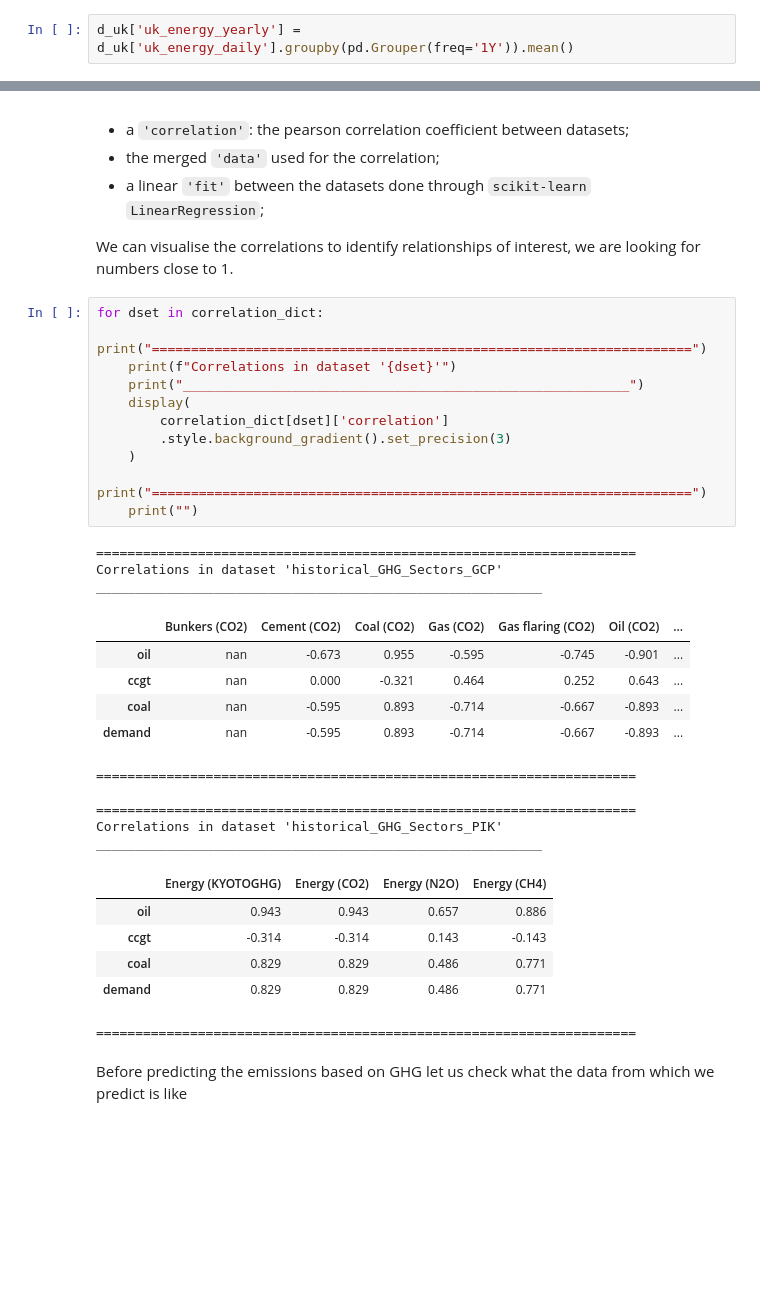
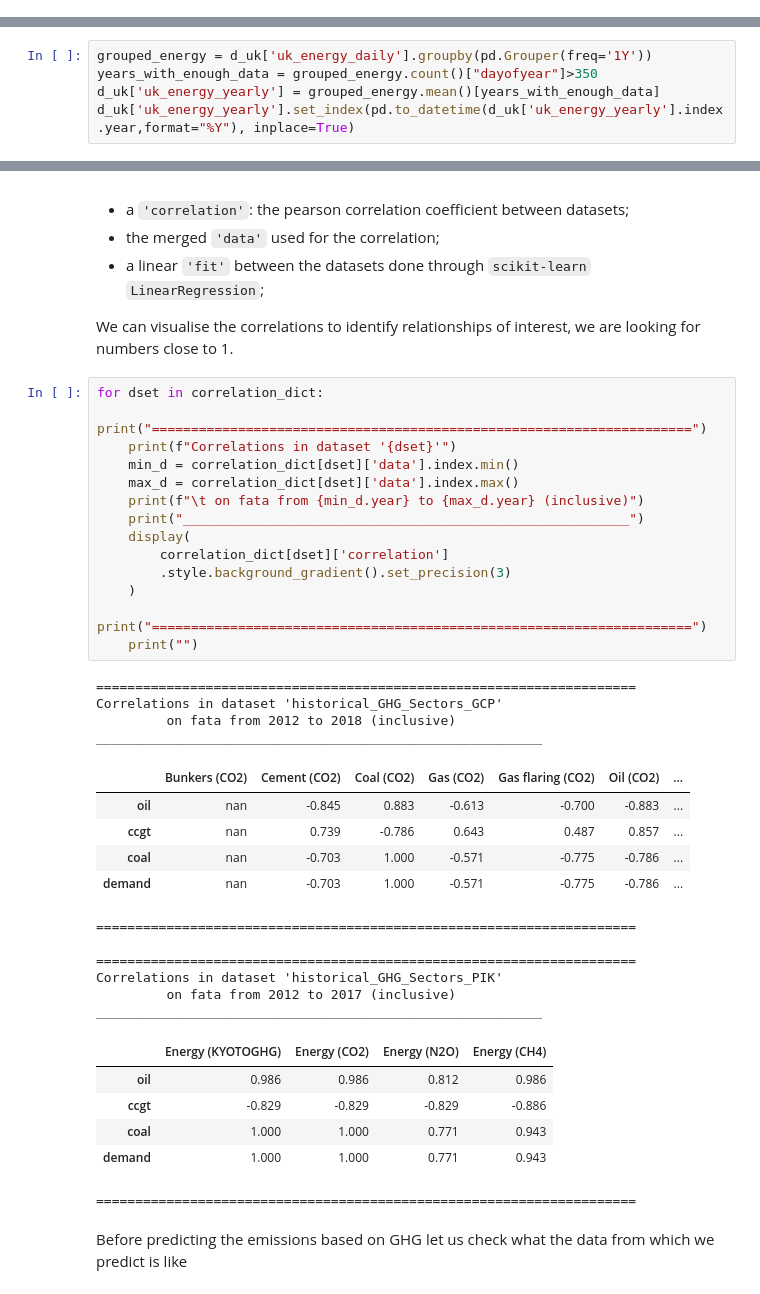
Before and after one commit to BristolFluFighters/BristolFluFighters_NERCHackathonTwo_Recovery, a Jupyter notebook: correlate.ipynb, the cells around one changed output, grey strips where cells are left out. Drawn from its saved outputs; the diff is of its cells as text; blank space fills up the shorter version.

```diff
--- a/correlate.ipynb
+++ b/correlate.ipynb
@@ -35,2 +26,0 @@ Success: uk_energy_daily
-# %%
-d_uk['uk_energy_yearly'] = d_uk['uk_energy_daily'].groupby(pd.Grouper(freq='1Y')).mean()
@@ -37,3 +29,8 @@ d_uk['uk_energy_yearly'] = d_uk['uk_energy_daily'].groupby(pd.Grouper(freq='1Y')
+# %%
+grouped_energy = d_uk['uk_energy_daily'].groupby(pd.Grouper(freq='1Y'))
+years_with_enough_data = grouped_energy.count()["dayofyear"]>350
+d_uk['uk_energy_yearly'] = grouped_energy.mean()[years_with_enough_data]
+d_uk['uk_energy_yearly'].set_index(pd.to_datetime(d_uk['uk_energy_yearly'].index.year,format="%Y"), inplace=True)
 # %% [markdown]
 ## Correlating datasets
 
@@ -82,33 +79,38 @@ We can visualise the correlations to identify relationships of interest, we are
 # %%
 for dset in correlation_dict:
     print("=====================================================================")
     print(f"Correlations in dataset '{dset}'")
+    min_d = correlation_dict[dset]['data'].index.min()
+    max_d = correlation_dict[dset]['data'].index.max()
+    print(f"\t on fata from {min_d.year} to {max_d.year} (inclusive)")
     print("_________________________________________________________")
     display(
         correlation_dict[dset]['correlation']
         .style.background_gradient().set_precision(3)
     )
     print("=====================================================================")
     print("")
 # %% [output]
 =====================================================================
 Correlations in dataset 'historical_GHG_Sectors_GCP'
+         on fata from 2012 to 2018 (inclusive)
 _________________________________________________________
 |  | Bunkers (CO2) | Cement (CO2) | Coal (CO2) | Gas (CO2) | Gas flaring (CO2) | Oil (CO2) | ... |
-| oil | nan | -0.673 | 0.955 | -0.595 | -0.745 | -0.901 | ... |
-| ccgt | nan | 0.000 | -0.321 | 0.464 | 0.252 | 0.643 | ... |
-| coal | nan | -0.595 | 0.893 | -0.714 | -0.667 | -0.893 | ... |
-| demand | nan | -0.595 | 0.893 | -0.714 | -0.667 | -0.893 | ... |
+| oil | nan | -0.845 | 0.883 | -0.613 | -0.700 | -0.883 | ... |
+| ccgt | nan | 0.739 | -0.786 | 0.643 | 0.487 | 0.857 | ... |
+| coal | nan | -0.703 | 1.000 | -0.571 | -0.775 | -0.786 | ... |
+| demand | nan | -0.703 | 1.000 | -0.571 | -0.775 | -0.786 | ... |
 =====================================================================
 
 =====================================================================
 Correlations in dataset 'historical_GHG_Sectors_PIK'
+         on fata from 2012 to 2017 (inclusive)
 _________________________________________________________
 |  | Energy (KYOTOGHG) | Energy (CO2) | Energy (N2O) | Energy (CH4) |
-| oil | 0.943 | 0.943 | 0.657 | 0.886 |
-| ccgt | -0.314 | -0.314 | 0.143 | -0.143 |
-| coal | 0.829 | 0.829 | 0.486 | 0.771 |
-| demand | 0.829 | 0.829 | 0.486 | 0.771 |
+| oil | 0.986 | 0.986 | 0.812 | 0.986 |
+| ccgt | -0.829 | -0.829 | -0.829 | -0.886 |
+| coal | 1.000 | 1.000 | 0.771 | 0.943 |
+| demand | 1.000 | 1.000 | 0.771 | 0.943 |
 =====================================================================
 # %% [markdown]
 Before predicting the emissions based on GHG let us check what the data from which we predict is like
```
Also changed, not shown: parts of 15 cells of this notebook, 1 other file.
